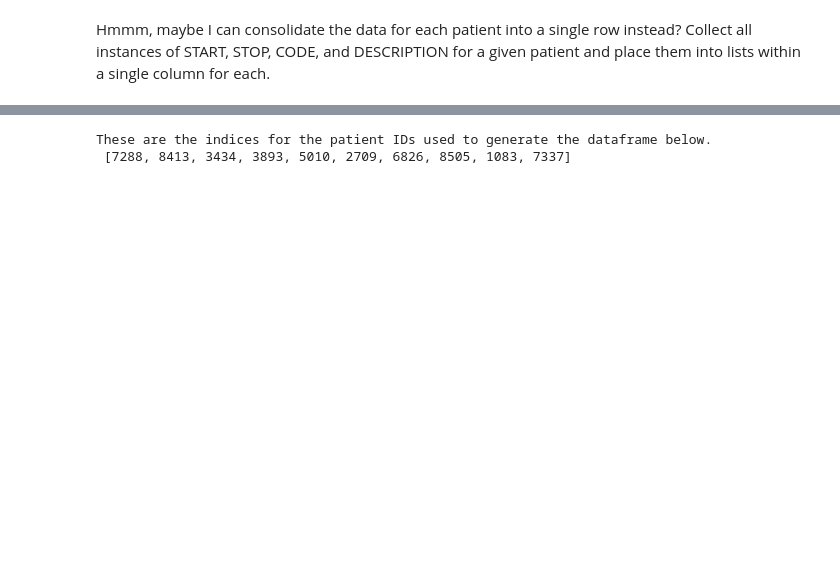
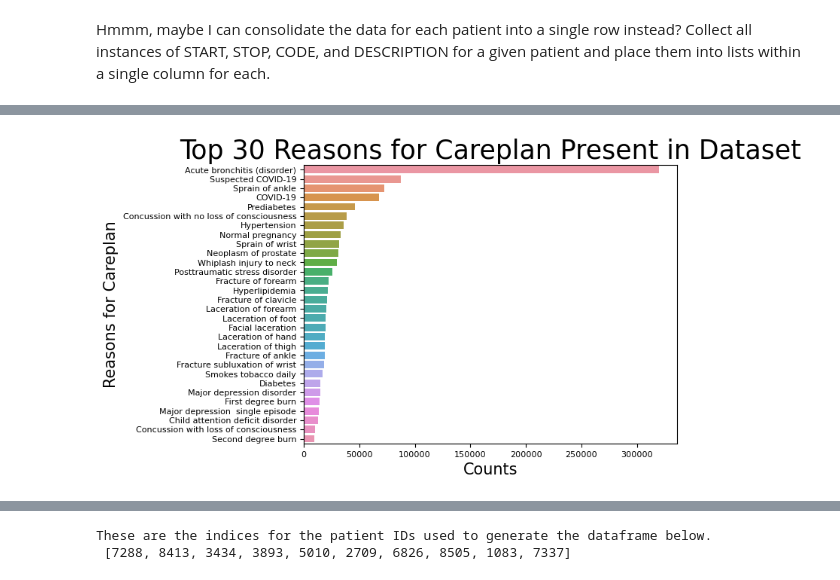
Before and after one commit to victormurcia/CTS_Test, a Jupyter notebook: Parser Development.ipynb, the cells around one changed output, grey strips where cells are left out. Cells and saved outputs as stored; diff of their text form; code cells hidden in the pictures; blank space fills up the shorter version.

```diff
--- a/Parser Development.ipynb
+++ b/Parser Development.ipynb
@@ -261,0 +305,11 @@ df_careplans[df_careplans['PATIENT'] == condensed_allergy_df['PATIENT'][0]]
+# %%
+#Visualize conditions distribution
+b = sns.countplot(data=df_careplans,y='REASONDESCRIPTION',
+                  order = df_careplans['REASONDESCRIPTION'].value_counts().index[:30])
+b.axes.set_title("Top 30 Reasons for Careplan Present in Dataset",fontsize=25)
+b.set_xlabel("Counts",fontsize=15)
+b.set_ylabel("Reasons for Careplan",fontsize=15)
+b.tick_params(labelsize=8)
+plt.show()
+# %% [output]
+[figure, added]
```
Also changed, not shown: parts of 87 cells of this notebook.
